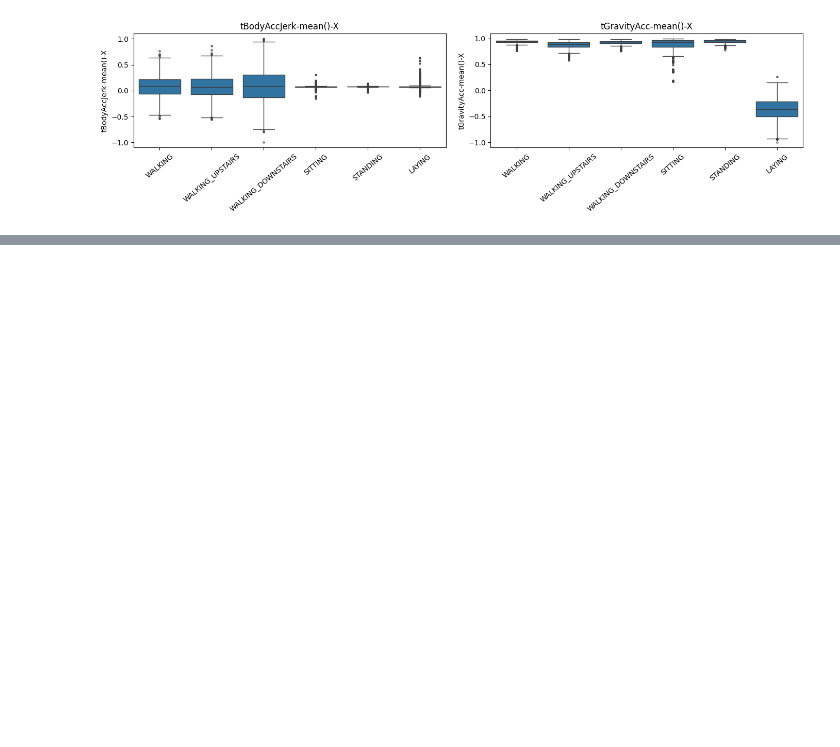
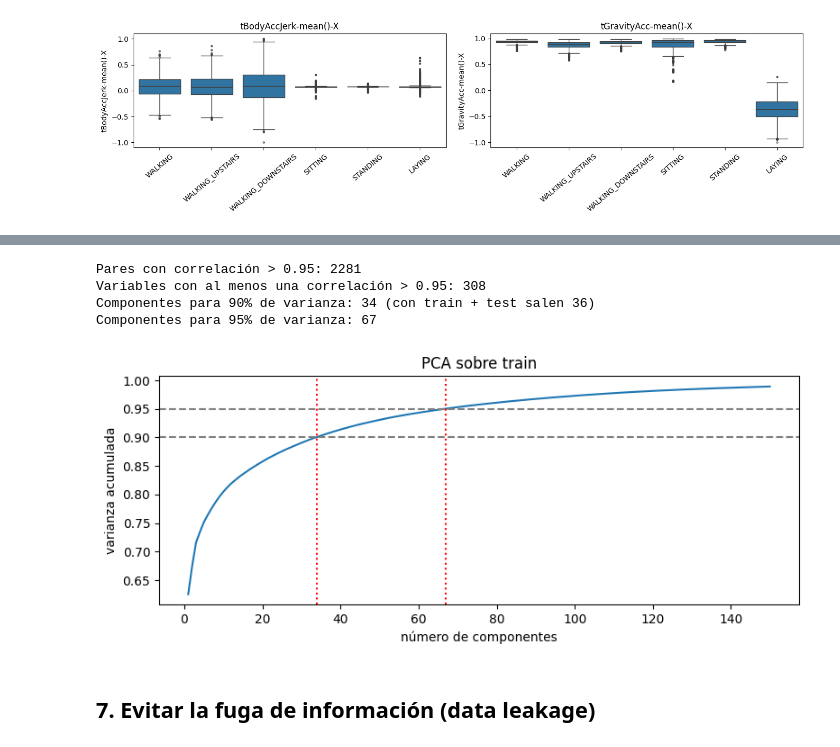
Before and after one commit to TiagoV69/analisis-datos-grupo7, a Jupyter notebook: evaluacion 4/notebooks/02_preprocesamiento.ipynb, the cells around one changed output, grey strips where cells are left out. Drawn from its saved outputs; the diff is of its cells as text; code cells hidden in the pictures; blank space fills up the shorter version.

Commit message:
Checkedn data leakage and save files .pkl for the next stage.

```diff
--- a/evaluacion 4/notebooks/02_preprocesamiento.ipynb
+++ b/evaluacion 4/notebooks/02_preprocesamiento.ipynb
@@ -170,0 +214,32 @@ WALKING_UPSTAIRS       1
+# %%
+corr = X_train.corr().abs()
+triangulo = corr.where(np.triu(np.ones(corr.shape, dtype=bool), k=1))
+print("Pares con correlación > 0.95:", (triangulo > 0.95).sum().sum())
+print("Variables con al menos una correlación > 0.95:", (triangulo > 0.95).any().sum())
+
+pca = PCA(random_state=SEED).fit(X_train)
+acumulada = np.cumsum(pca.explained_variance_ratio_)
+n90 = np.argmax(acumulada >= 0.90) + 1
+n95 = np.argmax(acumulada >= 0.95) + 1
+print("Componentes para 90% de varianza:", n90, "(con train + test salen 36)")
+print("Componentes para 95% de varianza:", n95)
+
+plt.figure(figsize=(8, 3.5))
+plt.plot(range(1, 151), acumulada[:150])
+plt.axhline(0.90, ls="--", color="gray")
+plt.axhline(0.95, ls="--", color="gray")
+plt.axvline(n90, ls=":", color="red")
+plt.axvline(n95, ls=":", color="red")
+plt.xlabel("número de componentes")
+plt.ylabel("varianza acumulada")
+plt.title("PCA sobre train")
+plt.tight_layout()
+plt.show()
+# %% [output]
+Pares con correlación > 0.95: 2281
+Variables con al menos una correlación > 0.95: 308
+Componentes para 90% de varianza: 34 (con train + test salen 36)
+Componentes para 95% de varianza: 67
+[figure, added]
+# %% [markdown]
+## 7. Evitar la fuga de información (data leakage)
```
Also changed, not shown: parts of 7 cells of this notebook.
